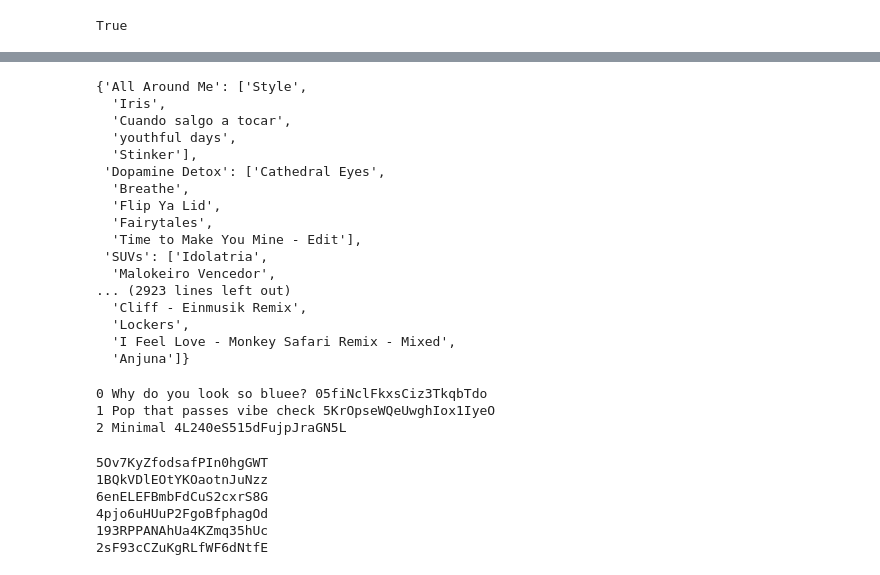
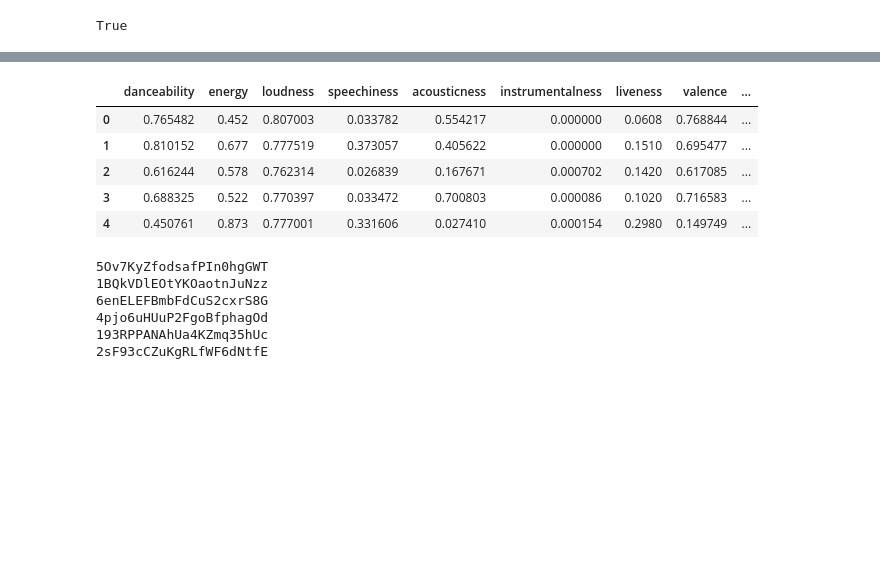
Before and after one commit to shubo7996/Spotify-Recommendation-System, a Jupyter notebook: spotifyData.ipynb, the cells around one changed output, grey strips where cells are left out. Saved outputs shown, nothing was run; the diff lists cells and outputs as text; code cells hidden in the pictures; blank space fills up the shorter version.

```diff
--- a/spotifyData.ipynb
+++ b/spotifyData.ipynb
@@ -239,0 +391,2 @@ song_index_to_name = df['track_name'].to_dict()
+# %%
+train_song_feature_array_dict=dict(zip(trackID_to_trackName.values(), train_song_feature_array))
@@ -240,29 +404,29 @@ song_index_to_name = df['track_name'].to_dict()
 # %%
-similarities = cosine_similarity(new_song_embeddings, model_song_embeddings)
+similarities = cosine_similarity(new_song_embeddings, original_song_feature_)
 
-# Generate playlist recommendations with unique songs
 track_to_recommendation = {}
 num_recommendations = 5
+recommended_songsID_set = set()
 recommended_songs_set = set()
 
 for i, seed_embedding in enumerate(new_song_embeddings):
     if i < similarities.shape[0]:  # Ensure the index is within bounds
         similar_indices = np.argsort(similarities[i])[::-1]
-        #print(f"Recommendations for new song {i+1}: {track_id_to_name[i+1]}")
-
         recommend_list = []
         for idx in similar_indices:
-            song_name = song_index_to_name[idx]
+            song_name = song_index_to_name[idx] #from Original Track set
             if song_name not in recommended_songs_set:
                 recommend_list.append(song_name)
+                recommended_songsID_set.add(trackName_to_trackID[song_name])
                 recommended_songs_set.add(song_name)
                 if len(recommend_list) == num_recommendations:
                     break
+        #print(i)
+        track_to_recommendation[track_name_by_index[i]] = recommend_list
 
-        track_to_recommendation[track_id_to_name[i+1]] = recommend_list
 
-# Display the recommendations
-for track, recommendations in track_to_recommendation.items():
-    print(f"\nRecommendations for {track}:")
-    for rec in recommendations:
-        print(f"  {rec}")
+# # Display the recommendations
+# for track, recommendations in track_to_recommendation.items():
+#     print(f"\nRecommendations for {track}:")
+#     for rec in recommendations:
+#         print(f"  {rec}")
@@ -289,35 +435,22 @@ import pickle
 
 with open('track_to_recommendation.pkl', 'wb') as file:
     pickle.dump(track_to_recommendation, file)
-# %%
-track_to_recommendation
-# %% [output]
-{'All Around Me': ['Style',
-  'Iris',
-  'Cuando salgo a tocar',
-  'youthful days',
-  'Stinker'],
- 'Dopamine Detox': ['Cathedral Eyes',
-  'Breathe',
-  'Flip Ya Lid',
-  'Fairytales',
-  'Time to Make You Mine - Edit'],
- 'SUVs': ['Idolatria',
-  'Malokeiro Vencedor',
-... (2923 lines left out)
-  'Cliff - Einmusik Remix',
-  'Lockers',
-  'I Feel Love - Monkey Safari Remix - Mixed',
-  'Anjuna']}
-# %%
-results=sp.current_user_playlists()
-
-for idx, item in enumerate(results['items']):
-    print(idx, item['name'],item['id'])
-# %% [output]
-0 Why do you look so bluee? 05fiNclFkxsCiz3TkqbTdo
-1 Pop that passes vibe check 5KrOpseWQeUwghIox1IyeO
-2 Minimal 4L240eS515dFujpJraGN5L
+# %%
+import pickle
+track_to_recommendation=pickle.load(open('track_to_recommendation.pkl', 'rb'))
+# %%
+recommendations=track_to_recommendation['Darkness Is My Nickname']
+recommended_song_features = [train_song_feature_array_dict[rec] for rec in recommendations]
+# %%
+recommended_songs_df=pd.DataFrame(recommended_song_features,columns=features)
+recommended_songs_df
+# %% [output]
+|  | danceability | energy | loudness | speechiness | acousticness | instrumentalness | liveness | valence | ... |
+| 0 | 0.765482 | 0.452 | 0.807003 | 0.033782 | 0.554217 | 0.000000 | 0.0608 | 0.768844 | ... |
+| 1 | 0.810152 | 0.677 | 0.777519 | 0.373057 | 0.405622 | 0.000000 | 0.1510 | 0.695477 | ... |
+| 2 | 0.616244 | 0.578 | 0.762314 | 0.026839 | 0.167671 | 0.000702 | 0.1420 | 0.617085 | ... |
+| 3 | 0.688325 | 0.522 | 0.770397 | 0.033472 | 0.700803 | 0.000086 | 0.1020 | 0.716583 | ... |
+| 4 | 0.450761 | 0.873 | 0.777001 | 0.331606 | 0.027410 | 0.000154 | 0.2980 | 0.149749 | ... |
 # %%
 playlist_id = '05fiNclFkxsCiz3TkqbTdo'
 results = sp.playlist_tracks(playlist_id)
```
Also changed, not shown: parts of 48 cells of this notebook, 18 other files.
